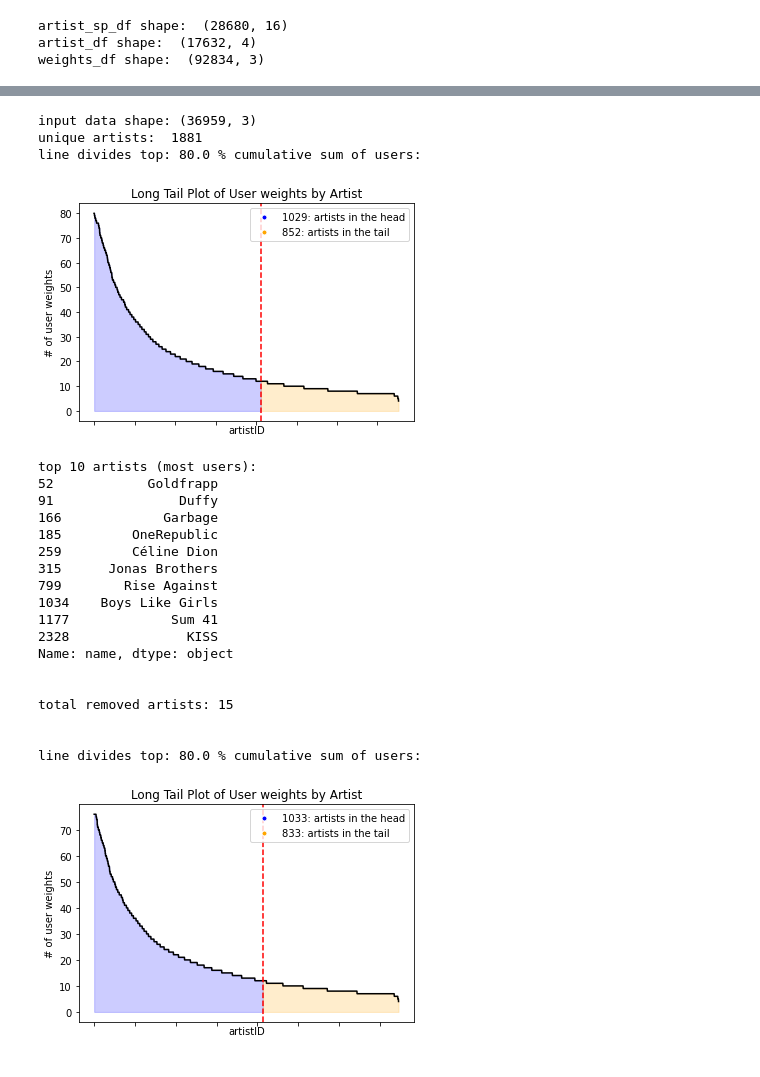
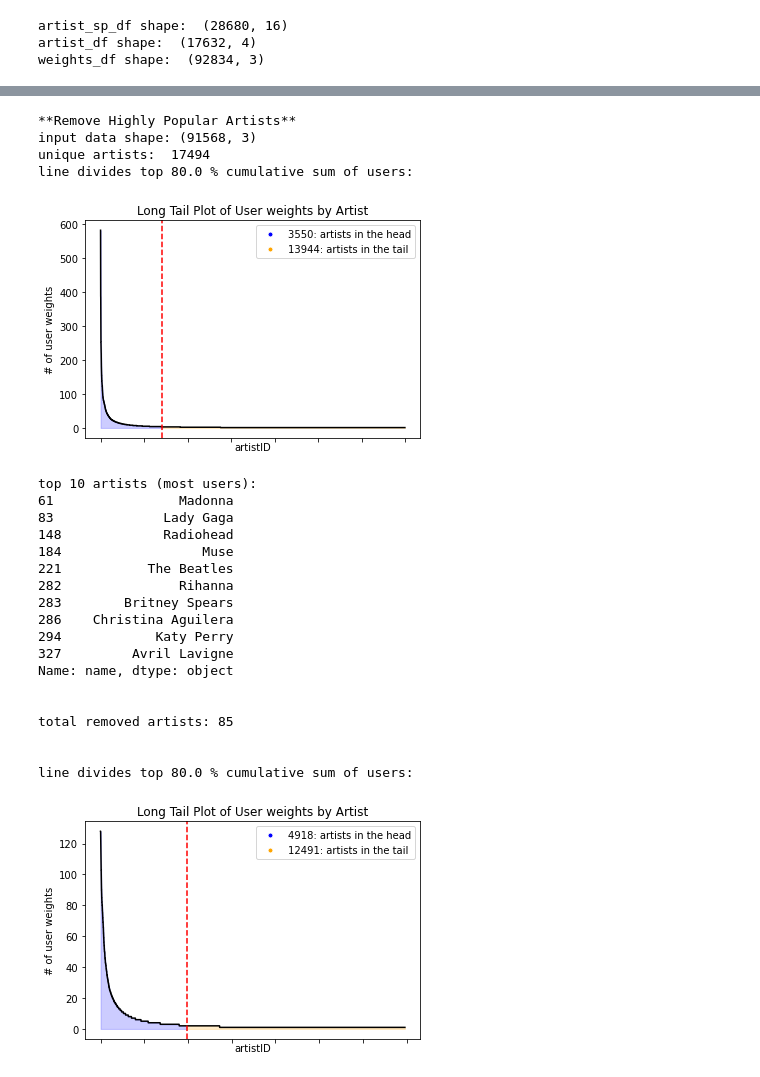
Before and after one commit to luish910/cda_recomm_project, a Jupyter notebook: Processing Functions.ipynb, the cells around one changed output, grey strips where cells are left out. Cells and saved outputs as stored; diff of their text form; code cells hidden in the pictures.

```diff
--- a/Processing Functions.ipynb
+++ b/Processing Functions.ipynb
@@ -99,0 +68,2 @@ Name: weight, dtype: float64
+# %%
+weights_filtered_ext = remove_extreme_weights(weights_df,2,10000)
@@ -222,29 +222,30 @@ def remove_popular_artists(df,artist_df,pct_remove):
 
     return filtered_df
 # %%
-weights_filtered = remove_popular_artists(weights_for_model,artist_df,0.01)
+weights_filtered = remove_popular_artists(weights_filtered_ext,artist_df,0.005)
 # %% [output]
-input data shape: (36959, 3)
-unique artists:  1881
-line divides top: 80.0 % cumulative sum of users:
+**Remove Highly Popular Artists**
+input data shape: (91568, 3)
+unique artists:  17494
+line divides top 80.0 % cumulative sum of users:
-[figure, old version]
+[figure, new version]
 top 10 artists (most users):
-52            Goldfrapp
-91                Duffy
-166             Garbage
-185         OneRepublic
-259         Céline Dion
-315      Jonas Brothers
-799        Rise Against
-1034    Boys Like Girls
-1177             Sum 41
-2328               KISS
+61                Madonna
+83              Lady Gaga
+148             Radiohead
+184                  Muse
+221           The Beatles
+282               Rihanna
+283        Britney Spears
+286    Christina Aguilera
+294            Katy Perry
+327         Avril Lavigne
 Name: name, dtype: object
 
 
-total removed artists: 15
+total removed artists: 85
 
 
-line divides top: 80.0 % cumulative sum of users:
+line divides top 80.0 % cumulative sum of users:
-[figure, old version]
+[figure, new version]
 top 10 artists (most users) - filtered dataset:
```
Also changed, not shown: parts of 10 cells of this notebook.
